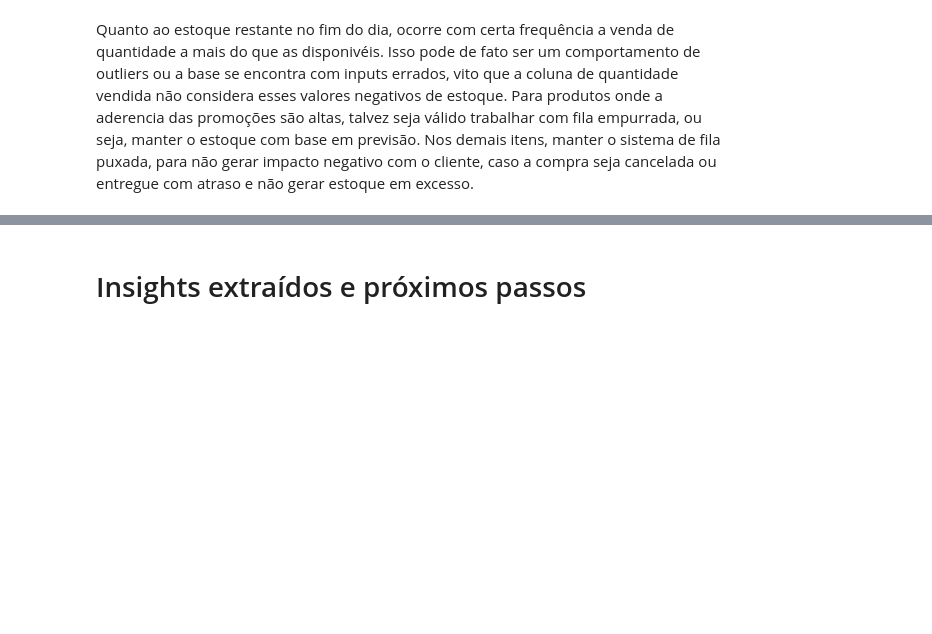
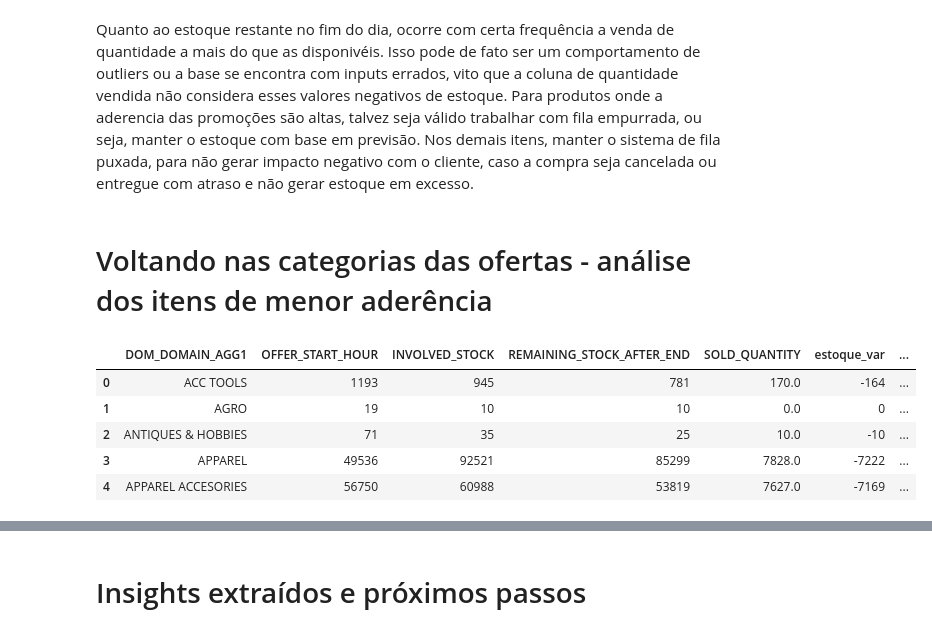
Before and after one commit to 6abi/teste-tecnico-meli-ds, a Jupyter notebook: notebooks/1. EDA - ofertas relampago.ipynb, the cells around one changed output, grey strips where cells are left out. Cells and saved outputs as stored; diff of their text form; code cells hidden in the pictures; blank space fills up the shorter version.

```diff
--- a/notebooks/1. EDA - ofertas relampago.ipynb
+++ b/notebooks/1. EDA - ofertas relampago.ipynb
@@ -616,3 +616,19 @@ outliers
 Quanto ao estoque restante no fim do dia, ocorre com certa frequência a venda de quantidade a mais do que as disponivéis. Isso pode de fato ser um comportamento de outliers ou a base se encontra com inputs errados, vito que a coluna de quantidade vendida não considera esses valores negativos de estoque.
 Para produtos onde a aderencia das promoções são altas, talvez seja válido trabalhar com fila empurrada, ou seja, manter o estoque com base em previsão.
 Nos demais itens, manter o sistema de fila puxada, para não gerar impacto negativo com o cliente, caso a compra seja cancelada ou entregue com atraso e não gerar estoque em excesso.
+# %% [markdown]
+# Voltando nas categorias das ofertas - análise dos itens de menor aderência
+# %%
+# Agrupando os dados por dia e por produto, somando a variação do estoque para cada grupo
+df_ofertas['estoque_final'] =  df_ofertas['REMAINING_STOCK_AFTER_END'] - df_ofertas['INVOLVED_STOCK']
+df_estoque_agrupado = df_ofertas[['OFFER_START_DATE','OFFER_START_HOUR', 'DOM_DOMAIN_AGG1', 'INVOLVED_STOCK', 'REMAINING_STOCK_AFTER_END', 'SOLD_QUANTITY', 'estoque_var']]
+df_estoque_agrupado = df_estoque_agrupado.groupby(['DOM_DOMAIN_AGG1']).sum().reset_index()
+df_estoque_agrupado['variacao %'] = round((df_estoque_agrupado['estoque_var'])/df_estoque_agrupado['INVOLVED_STOCK'] * 100,2)
+df_estoque_agrupado.head()
+# %% [output]
+|  | DOM_DOMAIN_AGG1 | OFFER_START_HOUR | INVOLVED_STOCK | REMAINING_STOCK_AFTER_END | SOLD_QUANTITY | estoque_var | ... |
+| 0 | ACC TOOLS | 1193 | 945 | 781 | 170.0 | -164 | ... |
+| 1 | AGRO | 19 | 10 | 10 | 0.0 | 0 | ... |
+| 2 | ANTIQUES & HOBBIES | 71 | 35 | 25 | 10.0 | -10 | ... |
+| 3 | APPAREL | 49536 | 92521 | 85299 | 7828.0 | -7222 | ... |
+| 4 | APPAREL ACCESORIES | 56750 | 60988 | 53819 | 7627.0 | -7169 | ... |
```
Also changed, not shown: parts of 6 cells of this notebook, 2 other files.
